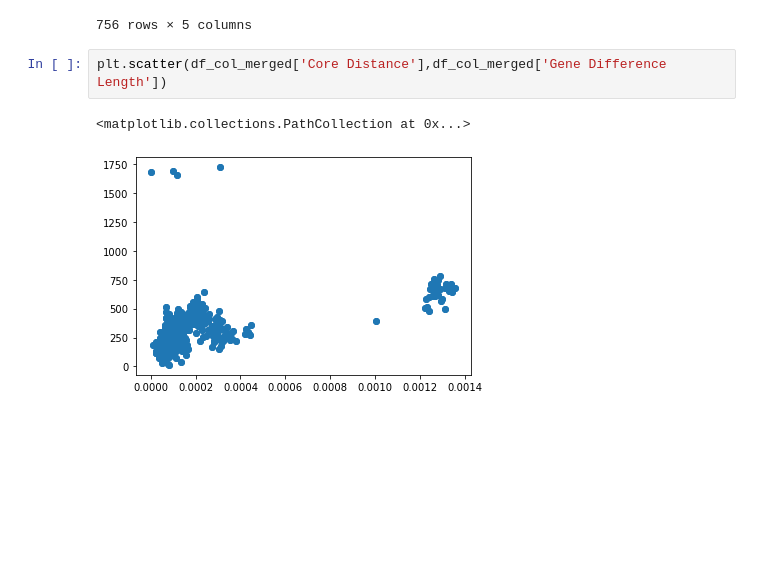
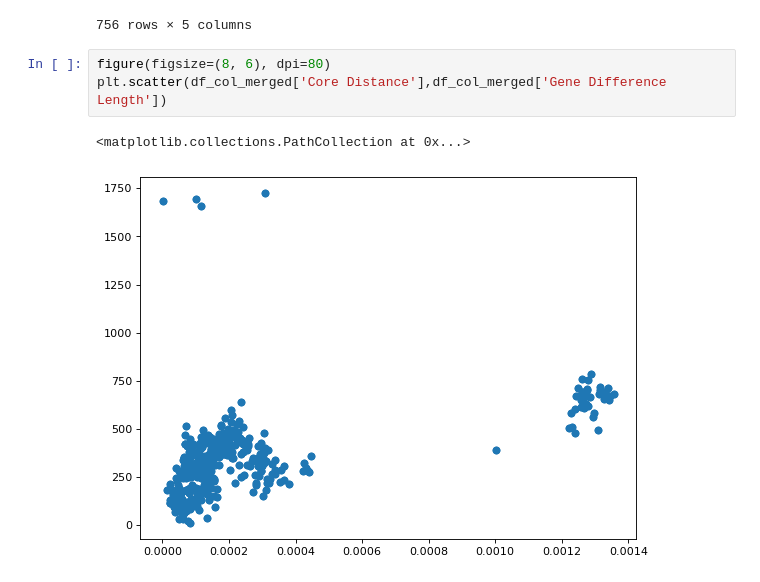
Before and after one commit to 18ganesha/staph, a Jupyter notebook: Notebooks/03_closely_related_strains.ipynb, the cells around one changed output. Drawn from its saved outputs; the diff is of its cells as text; blank space fills up the shorter version.

Commit message:
Updating plots for core dist vs gene diff

```diff
--- a/Notebooks/03_closely_related_strains.ipynb
+++ b/Notebooks/03_closely_related_strains.ipynb
@@ -245,7 +239,8 @@ df_col_merged
 | 755 | 38985 | 1471 | 0.000023 | [1825, 1994, 2072, 2103, 2161, 21... | 115 |
 756 rows × 5 columns
 # %%
+figure(figsize=(8, 6), dpi=80)
 plt.scatter(df_col_merged['Core Distance'],df_col_merged['Gene Difference Length'])
 # %% [output]
 <matplotlib.collections.PathCollection at 0x...>
-[figure, old version]
+[figure, new version]
```
Also changed, not shown: parts of 2 cells of this notebook.
